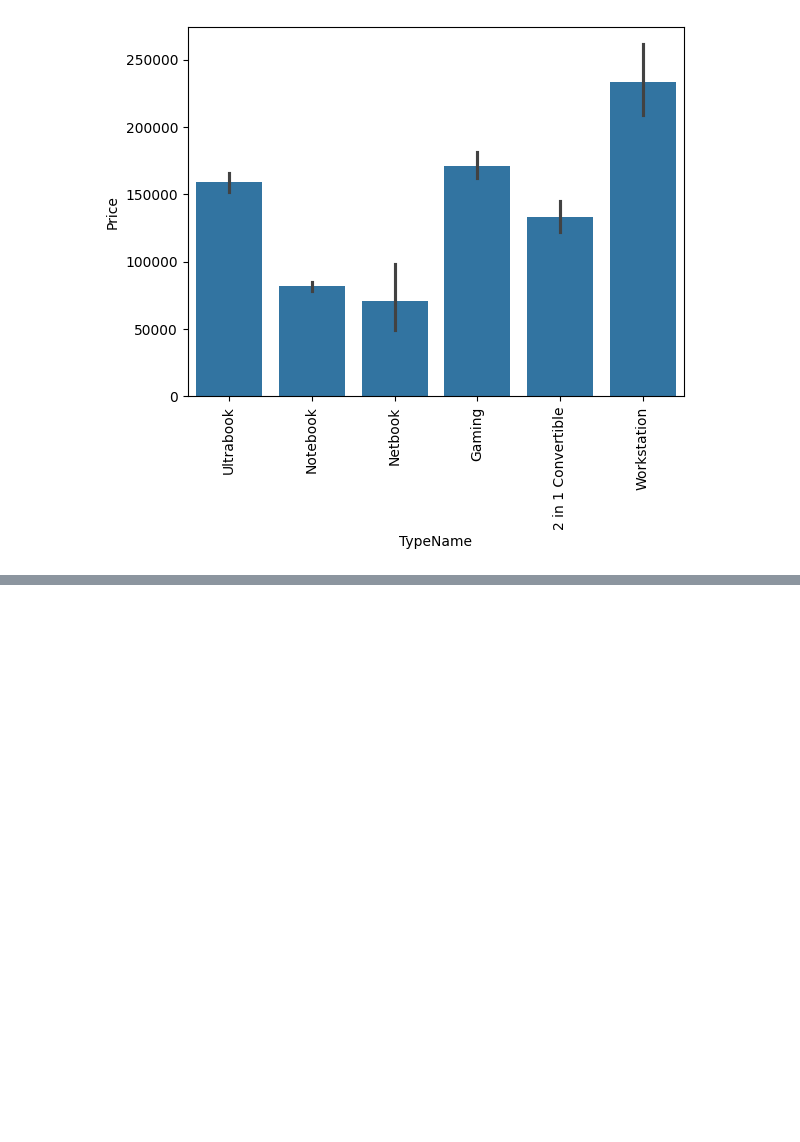
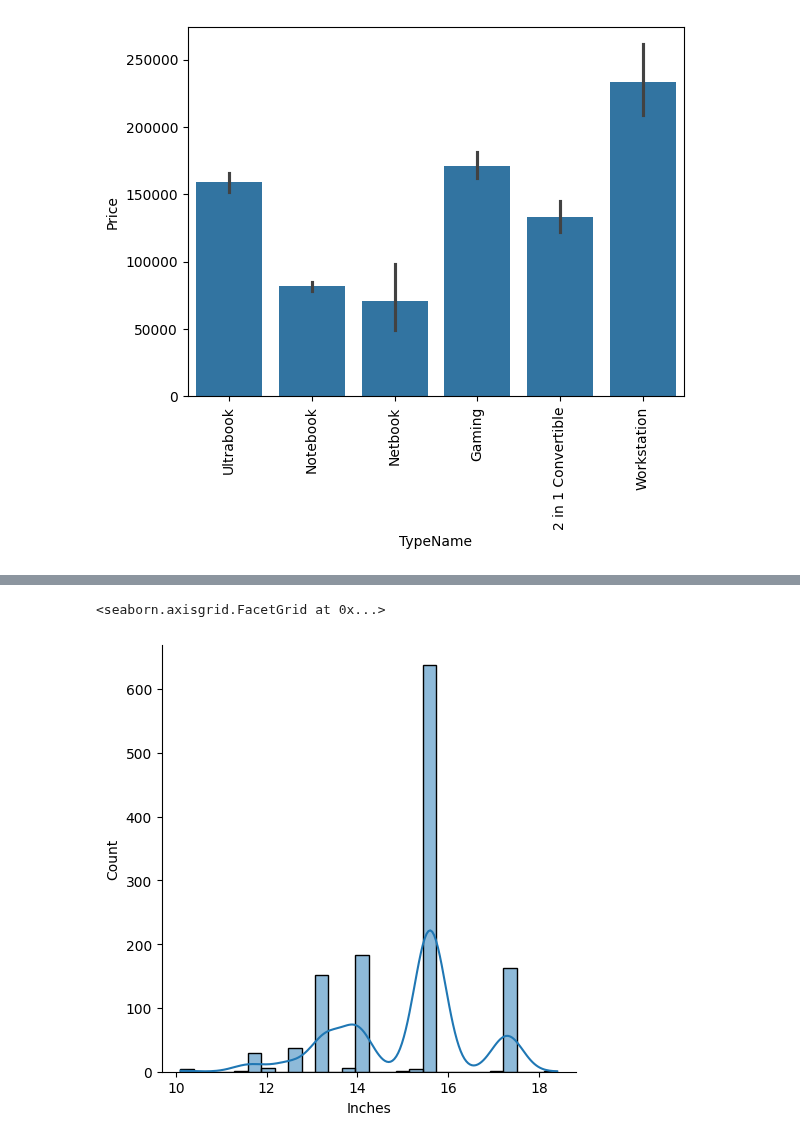
Before and after one commit to Avdhoot-Ukirde/Virtual-Environment-streamlit-Prediction-model, a Jupyter notebook: laptop.ipynb, the cells around one changed output, grey strips where cells are left out. Saved outputs shown, nothing was run; the diff lists cells and outputs as text; code cells hidden in the pictures; blank space fills up the shorter version.

```diff
--- a/laptop.ipynb
+++ b/laptop.ipynb
@@ -142,0 +148,5 @@ plt.show()
+# %%
+sb.displot(x= df['Inches'],kde=True)
+# %% [output]
+<seaborn.axisgrid.FacetGrid at 0x...>
+[figure, added]
```
Also changed, not shown: parts of 1 cell of this notebook.
